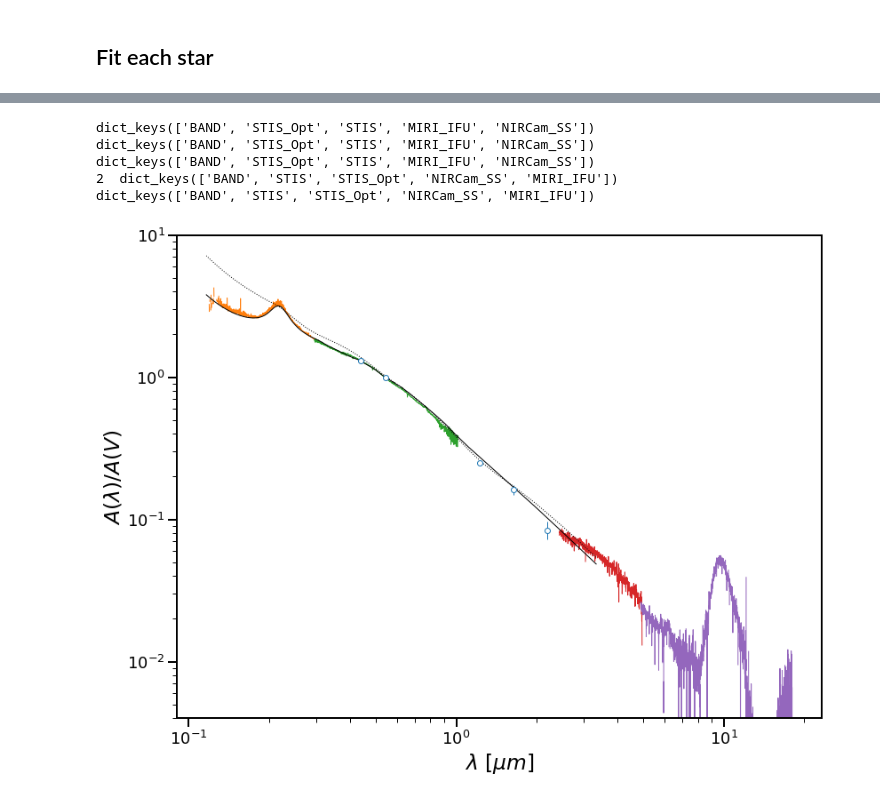
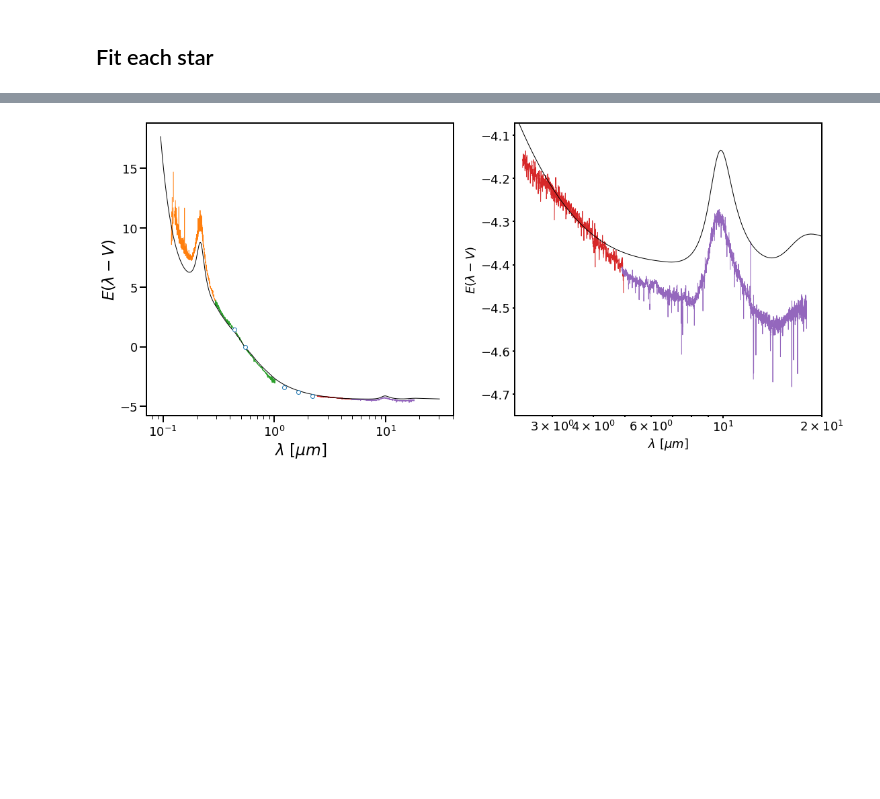
Before and after one commit to WISCI/empirical_extinction, a Jupyter notebook: Fit_Wisci.ipynb, the cells around one changed output, grey strips where cells are left out. Saved outputs shown, nothing was run; the diff lists cells and outputs as text; code cells hidden in the pictures; blank space fills up the shorter version.

Commit message:
mcmc working and better extinction plot

```diff
--- a/Fit_Wisci.ipynb
+++ b/Fit_Wisci.ipynb
@@ -302,7 +365,6 @@ def get_weights(reddened_star):
 modinfo = None
 orig_band_names = None
 # %%
-starnames = starnames[0:1]
 for starname in starnames:
     print(f"working on {starname}")
     reddened_star = StarData(f"{starname}.dat", path=f"{file_path}/DAT_files/", only_bands=orig_band_names)
@@ -363,7 +425,21 @@ for starname in starnames:
     # check the fit output
     print(result["message"])
 
-    fit_params = result["x"]
-    plot_data_model(reddened_star, modinfo, fit_params, title=starname)
+    params = result["x"]
+
+    # print the best fit
+    print("minimizer results")
+    for k, val in enumerate(params):
+        print("{} # {}".format(val, pnames[k]))
+
+    do_mcmc = True
+    if do_mcmc:
+        params_best, params_per, pnames_extra = run_mcmc(params, fitinfo, reddened_star, modinfo)
+        params = params_best
+
+    plot_data_model(reddened_star, modinfo, params, title=starname)
+
+    extdata = calc_ext(reddened_star, modinfo, params, velocity, relband)
+    plot_ext(extdata)
 # %% [output]
 working on 2massj150958
@@ -388,14 +486,40 @@ NIRCam_SS 1129
 [figure]
 # %%
-fit_params = result["x"]
-print(reddened_star.data.keys())
+def plot_ext(extdata):
+    fontsize = 18
+
+    fig, tax = plt.subplots(ncols=2, figsize=(18, 8))
+
+    # if extdata.type == "elx":
+    #    extdata.trans_elv_alav()
+
+    ax = tax[0]
+    extdata.plot(ax) #, alax=True)
+    ax.set_xscale("log")
+    ax.set_xlabel(r"$\lambda$ [$\mu m$]", fontsize=1.3 * fontsize)
+    # ax.set_ylim(0.004, 10.0)
+    ax.set_ylabel(r"$E(\lambda - V)$", fontsize=1.3 * fontsize)
+    ax.tick_params("both", length=10, width=2, which="major")
+    ax.tick_params("both", length=5, width=1, which="minor")
+
+    # plot known exitnction curves
+    mod_x = np.arange(0.033, 10.5, 0.001) / u.micron
+    av = extdata.columns["AV"][0]
+    rv = extdata.columns["RV"][0]
+    g23_rv31 = G23(Rv=rv)
+    ax.plot(1.0 / mod_x, (g23_rv31(mod_x) - 1.) * av, "k-", label=f"G23 R(V) = {rv}")
+    ax.set_xscale("log")
+
+    ax = tax[1]
+    extdata.plot(ax)
+    ax.plot(1.0 / mod_x, (g23_rv31(mod_x) - 1.) * av, "k-")
+    ax.set_xlim(2.3, 20.)
+    ax.set_ylim(-1.05*av, -0.9*av)
+
+    ax.set_xscale("log")
+    # ax.set_yscale("log")
+
 extdata = calc_ext(reddened_star, modinfo, fit_params, velocity, relband)
 plot_ext(extdata)
-print(extdata.exts.keys())
 # %% [output]
-dict_keys(['BAND', 'STIS_Opt', 'STIS', 'MIRI_IFU', 'NIRCam_SS'])
-dict_keys(['BAND', 'STIS_Opt', 'STIS', 'MIRI_IFU', 'NIRCam_SS'])
-dict_keys(['BAND', 'STIS_Opt', 'STIS', 'MIRI_IFU', 'NIRCam_SS'])
-2  dict_keys(['BAND', 'STIS', 'STIS_Opt', 'NIRCam_SS', 'MIRI_IFU'])
-dict_keys(['BAND', 'STIS', 'STIS_Opt', 'NIRCam_SS', 'MIRI_IFU'])
-[figure, old version]
+[figure, new version]
```
Also changed, not shown: parts of 4 cells of this notebook.
